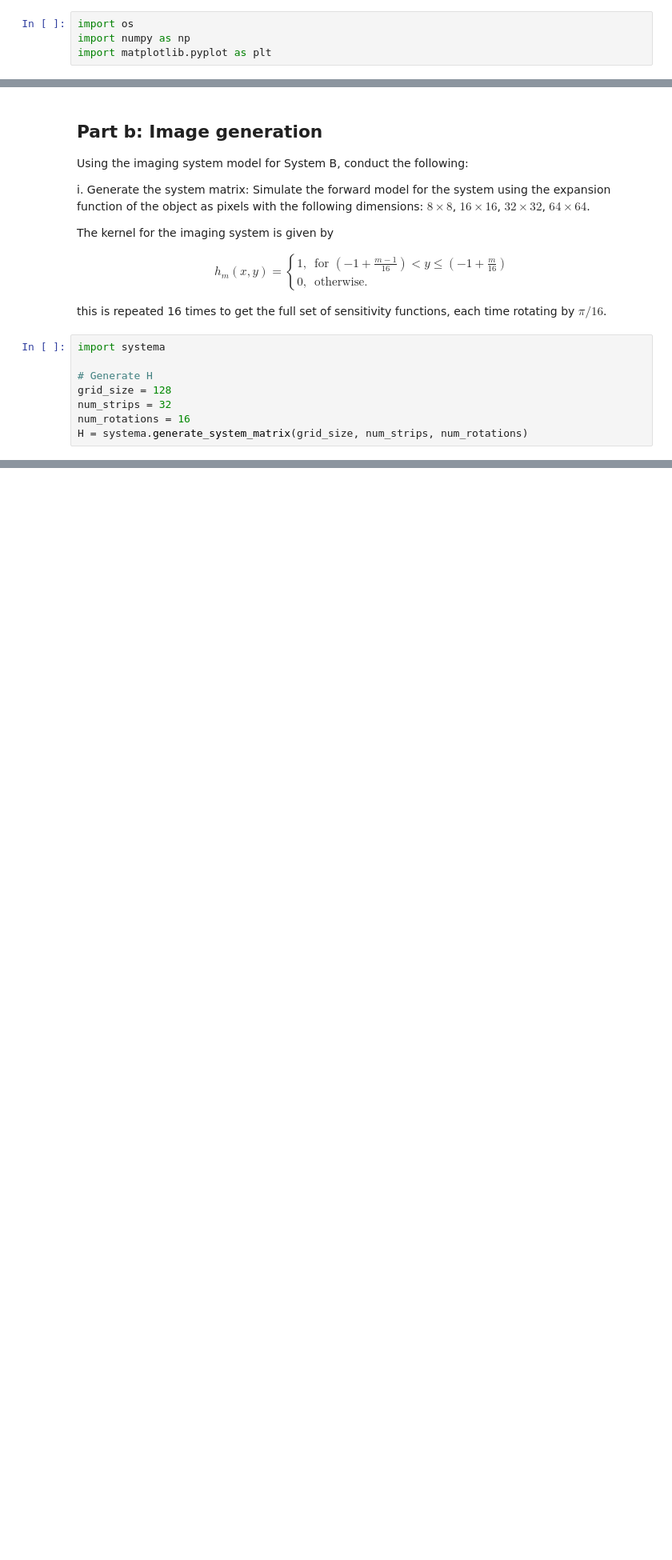
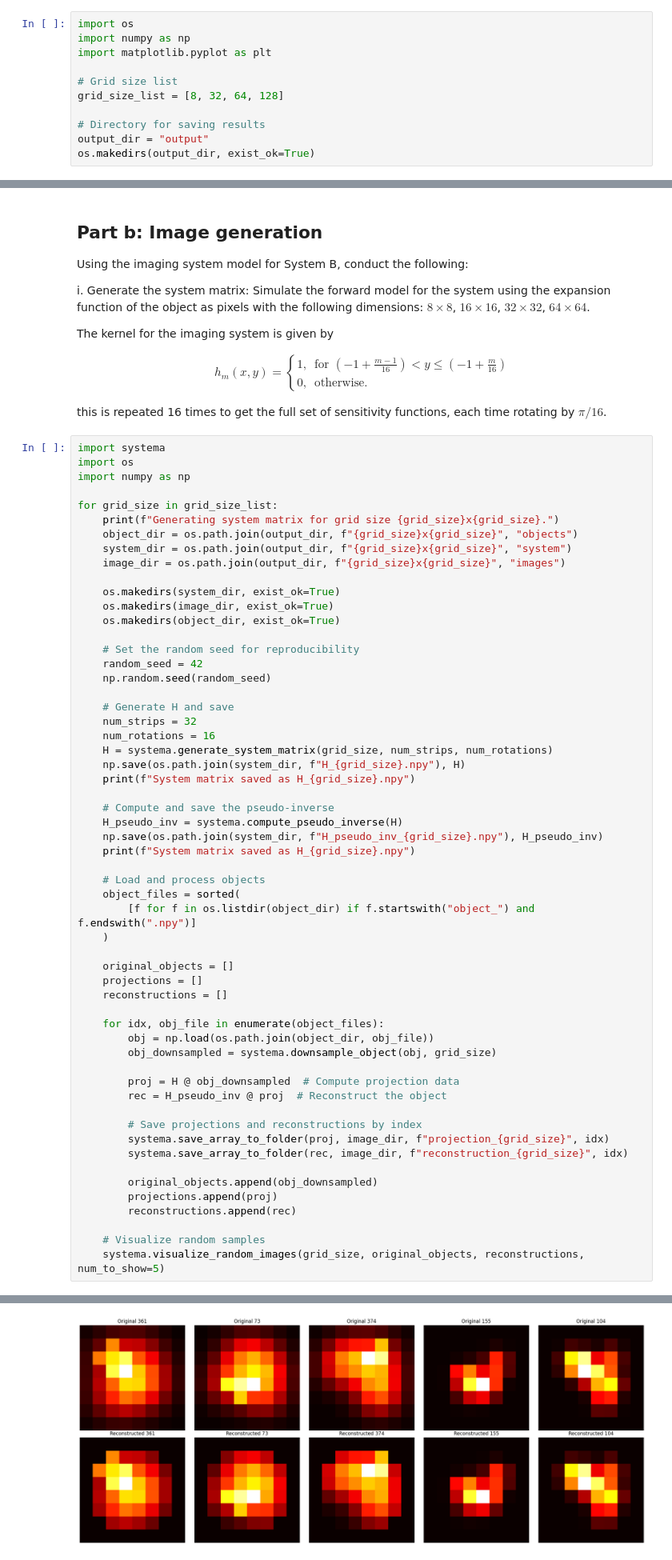
Before and after one commit to LukaiWang1998/mis_final_proj, a Jupyter notebook: project.ipynb, the cells around one changed output, grey strips where cells are left out. Shown at 80% size. Drawn from its saved outputs; the diff is of its cells as text; blank space fills up the shorter version.

```diff
--- a/project.ipynb
+++ b/project.ipynb
@@ -16,6 +16,13 @@ In other words, each sensitivity function is equal to $1$ in a horizontal strip
 import os
 import numpy as np
 import matplotlib.pyplot as plt
+
+# Grid size list
+grid_size_list = [8, 32, 64, 128]
+
+# Directory for saving results
+output_dir = "output"
+os.makedirs(output_dir, exist_ok=True)
 # %% [markdown]
 ## Part a: Population generation
 The first step is to generate a population of objects. Note
@@ -120,11 +168,61 @@ h_m(x,y) = \begin{cases}
 \end{align}
 
 this is repeated 16 times to get the full set of sensitivity functions, each time rotating by $\pi/16$.
-# %%
-import systema
-
-# Generate H
-grid_size = 128
-num_strips = 32
-num_rotations = 16
-H = systema.generate_system_matrix(grid_size, num_strips, num_rotations)
+# %%
+import systema
+import os
+import numpy as np
+
+for grid_size in grid_size_list:
+    print(f"Generating system matrix for grid size {grid_size}x{grid_size}.")
+    object_dir = os.path.join(output_dir, f"{grid_size}x{grid_size}", "objects")
+    system_dir = os.path.join(output_dir, f"{grid_size}x{grid_size}", "system")
+    image_dir = os.path.join(output_dir, f"{grid_size}x{grid_size}", "images")
+
+    os.makedirs(system_dir, exist_ok=True)
+    os.makedirs(image_dir, exist_ok=True)
+    os.makedirs(object_dir, exist_ok=True)
+
+    # Set the random seed for reproducibility
+    random_seed = 42
+    np.random.seed(random_seed)
+
+    # Generate H and save
+    num_strips = 32
+    num_rotations = 16
+    H = systema.generate_system_matrix(grid_size, num_strips, num_rotations)
+    np.save(os.path.join(system_dir, f"H_{grid_size}.npy"), H)
+    print(f"System matrix saved as H_{grid_size}.npy")
+
+    # Compute and save the pseudo-inverse
+    H_pseudo_inv = systema.compute_pseudo_inverse(H)
+    np.save(os.path.join(system_dir, f"H_pseudo_inv_{grid_size}.npy"), H_pseudo_inv)
+    print(f"System matrix saved as H_{grid_size}.npy")
+
+    # Load and process objects
+    object_files = sorted(
+        [f for f in os.listdir(object_dir) if f.startswith("object_") and f.endswith(".npy")]
+    )
+
+    original_objects = []
+    projections = []
+    reconstructions = []
+
+    for idx, obj_file in enumerate(object_files):
+        obj = np.load(os.path.join(object_dir, obj_file))
+        obj_downsampled = systema.downsample_object(obj, grid_size)
+
+        proj = H @ obj_downsampled  # Compute projection data
+        rec = H_pseudo_inv @ proj  # Reconstruct the object
+
+        # Save projections and reconstructions by index
+        systema.save_array_to_folder(proj, image_dir, f"projection_{grid_size}", idx)
+        systema.save_array_to_folder(rec, image_dir, f"reconstruction_{grid_size}", idx)
+
+        original_objects.append(obj_downsampled)
+        projections.append(proj)
+        reconstructions.append(rec)
+
+    # Visualize random samples
+    systema.visualize_random_images(grid_size, original_objects, reconstructions, num_to_show=5)
+# %% [output]
@@ -130,0 +232 @@ H = systema.generate_system_matrix(grid_size, num_strips, num_rotations)
+[figure, added]
```
Also changed, not shown: parts of 2 cells of this notebook, 1 other file.
